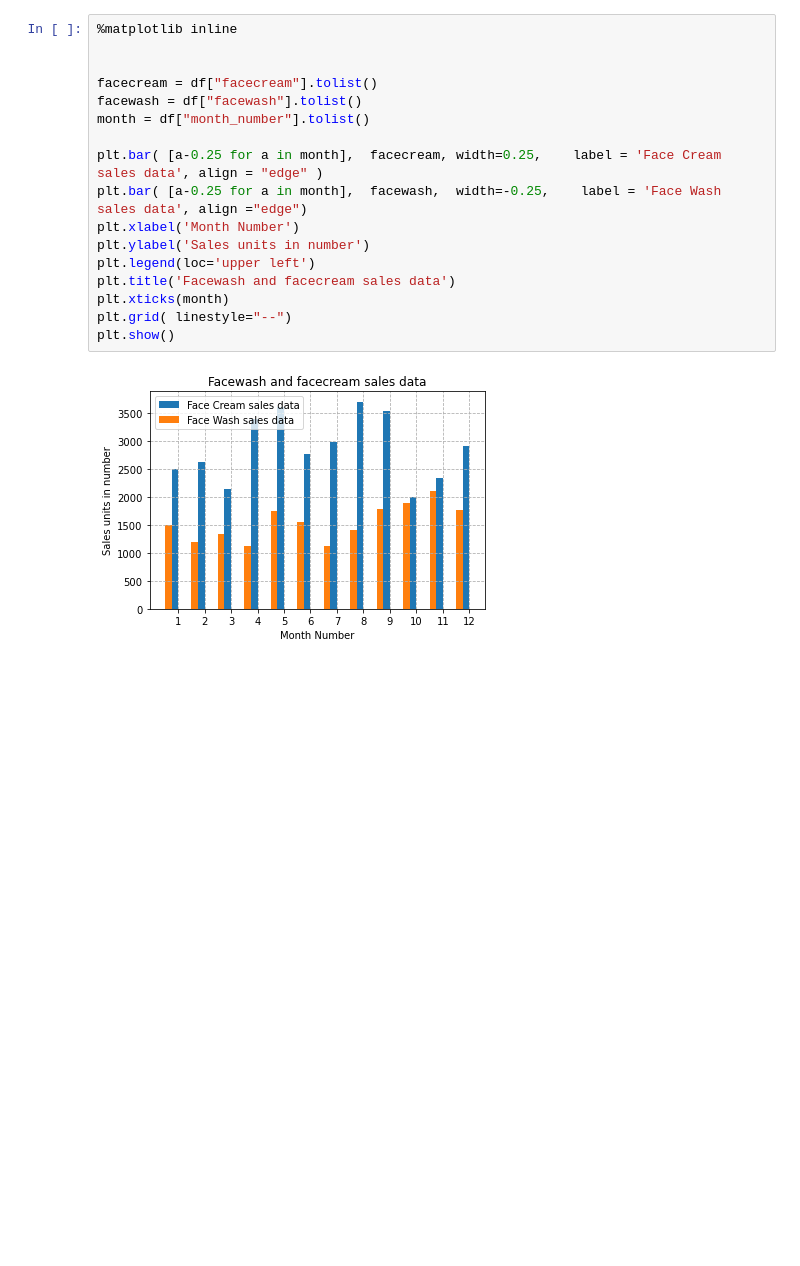
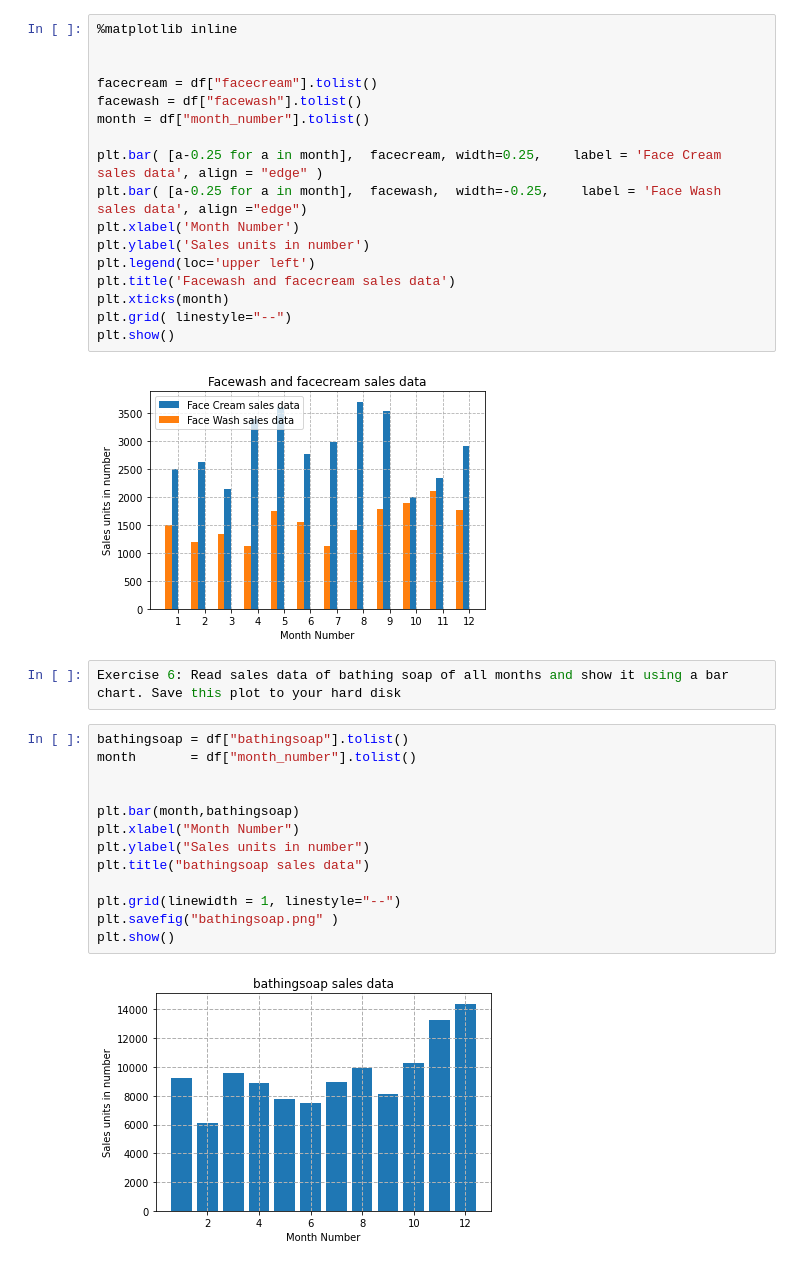
Before and after one commit to Jack1634/Data-Analysis, a Jupyter notebook: Example/data_visualization_practise.ipynb, the cells around one changed output. Drawn from its saved outputs; the diff is of its cells as text; blank space fills up the shorter version.

Commit message:
data_visualizatıon

```diff
--- a/Example/data_visualization_practise.ipynb
+++ b/Example/data_visualization_practise.ipynb
@@ -148,3 +148,20 @@ plt.grid( linestyle="--")
 plt.show()
 # %% [output]
 [figure]
+# %%
+Exercise 6: Read sales data of bathing soap of all months and show it using a bar chart. Save this plot to your hard disk
+# %%
+bathingsoap = df["bathingsoap"].tolist()
+month       = df["month_number"].tolist()
+
+
+plt.bar(month,bathingsoap)
+plt.xlabel("Month Number")
+plt.ylabel("Sales units in number")
+plt.title("bathingsoap sales data")
+
+plt.grid(linewidth = 1, linestyle="--")
+plt.savefig("bathingsoap.png" )
+plt.show()
+# %% [output]
+[figure, added]
```
Also changed, not shown: parts of 2 cells of this notebook.
